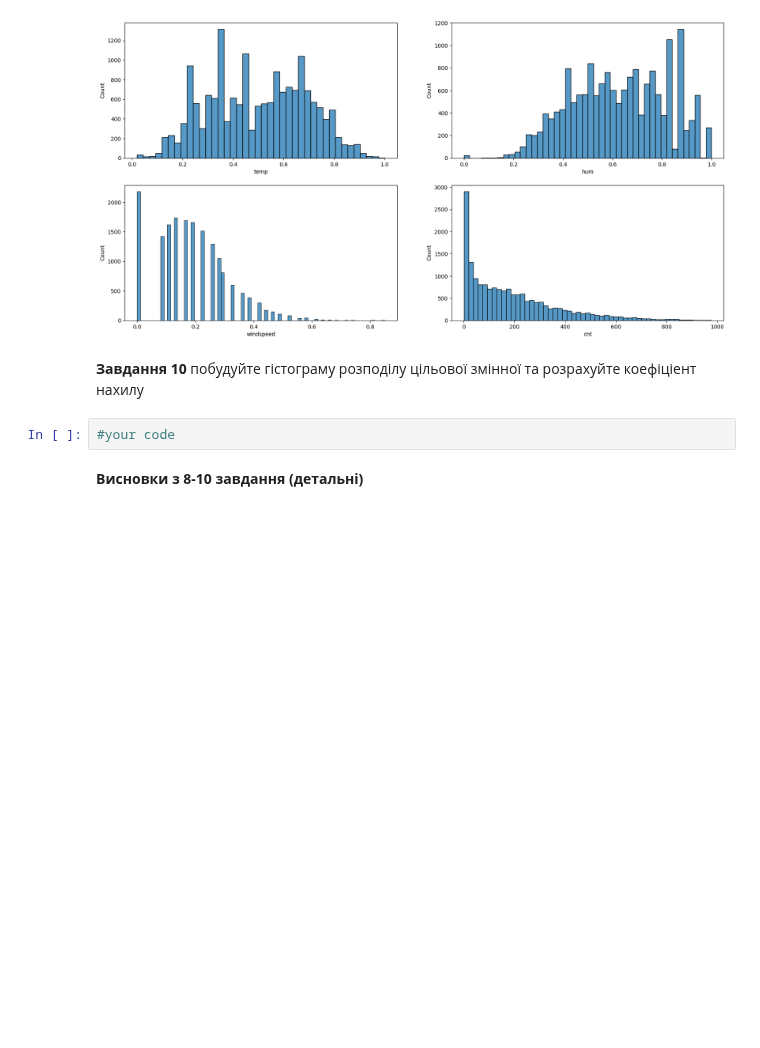
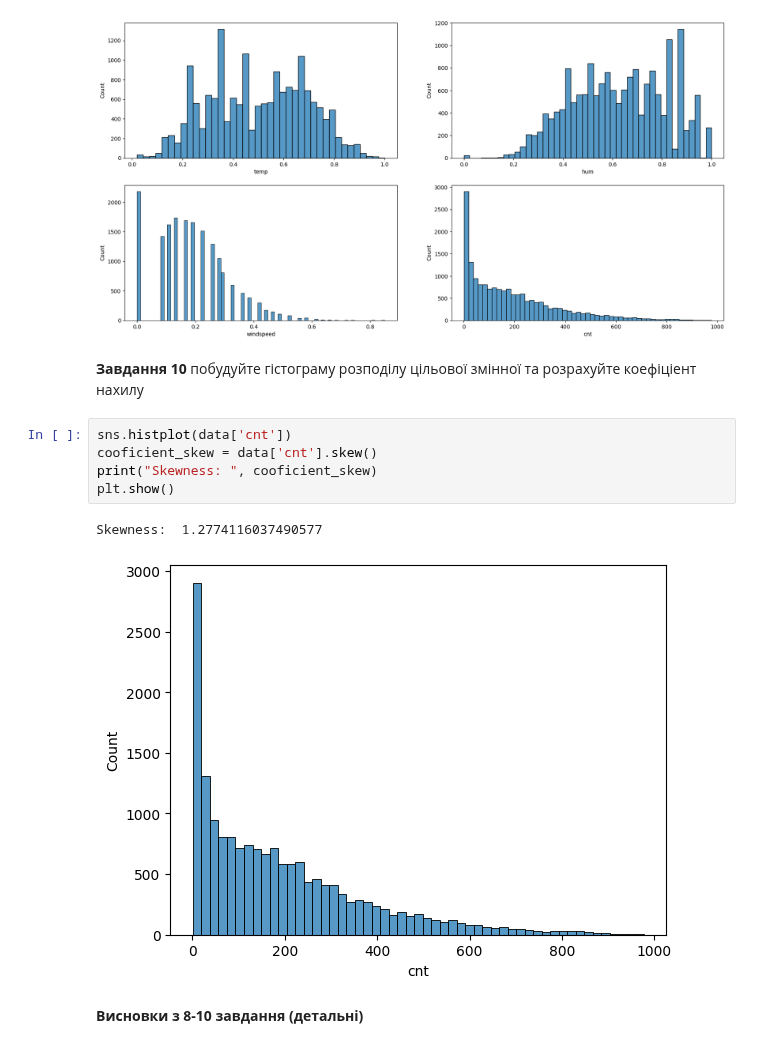
Before and after one commit to Prosik2205/OSHI, a Jupyter notebook: Task4_Regression_basicAI_prosimyak_oleksander .ipynb, the cells around one changed output. Drawn from its saved outputs; the diff is of its cells as text; blank space fills up the shorter version.

```diff
--- a/Task4_Regression_basicAI_prosimyak_oleksander .ipynb
+++ b/Task4_Regression_basicAI_prosimyak_oleksander .ipynb
@@ -226,8 +226,14 @@ plt.show()
 [figure]
 # %% [markdown]
 **Завдання 10** побудуйте гістограму розподілу цільової змінної та розрахуйте коефіціент нахилу
-# %%
-#your code
+# %%
+sns.histplot(data['cnt'])
+cooficient_skew = data['cnt'].skew()
+print("Skewness: ", cooficient_skew)
+plt.show()
+# %% [output]
+Skewness:  1.2774116037490577
+[figure, added]
 # %% [markdown]
 **Висновки з 8-10 завдання (детальні)**
 # %% [markdown]
```
Also changed, not shown: parts of 4 cells of this notebook, 1 other file.
